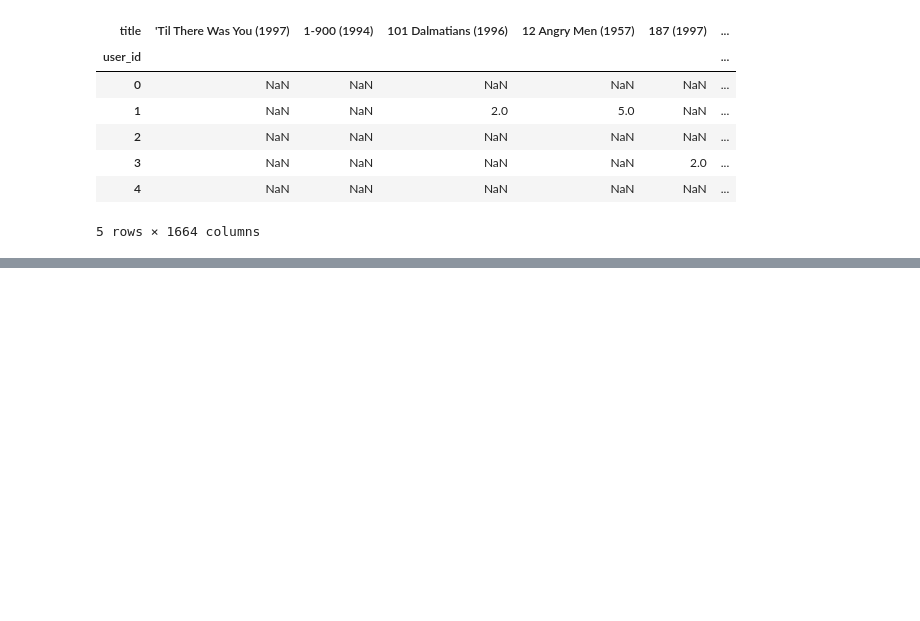
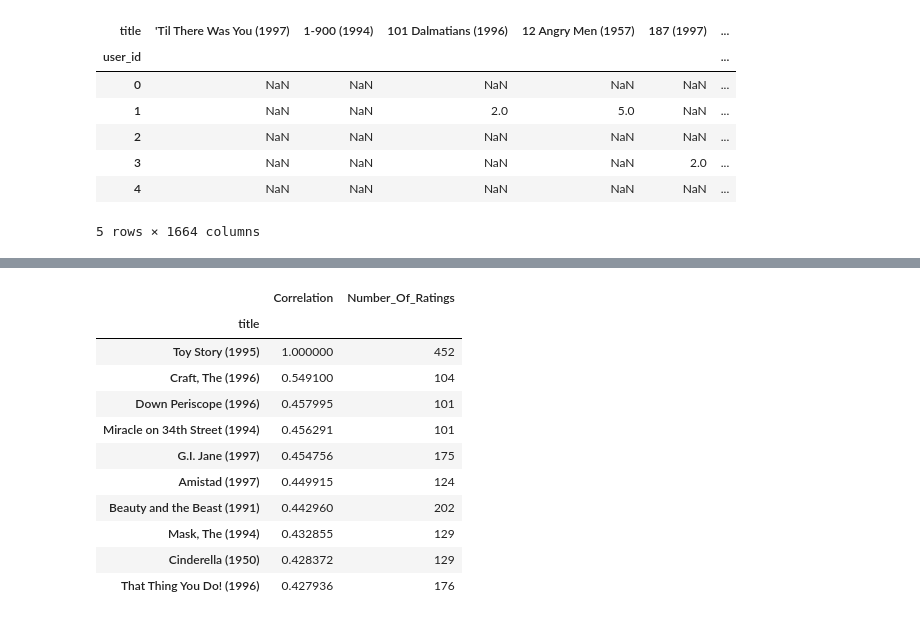
Before and after one commit to VamsiMohanRamineedi/Movie-Recommender-System, a Jupyter notebook: Movies_Recommender_System.ipynb, the cells around one changed output, grey strips where cells are left out. Drawn from its saved outputs; the diff is of its cells as text; code cells hidden in the pictures; blank space fills up the shorter version.

```diff
--- a/Movies_Recommender_System.ipynb
+++ b/Movies_Recommender_System.ipynb
@@ -183,0 +272,15 @@ AttributeError: 'str' object has no attribute '_get_numeric_data'
+# %%
+corr_toystory[corr_toystory['Number_Of_Ratings']>=100].sort_values(by='Correlation',ascending=False).head(10)
+# %% [output]
+|  | Correlation | Number_Of_Ratings |
+| title |  |  |
+| Toy Story (1995) | 1.000000 | 452 |
+| Craft, The (1996) | 0.549100 | 104 |
+| Down Periscope (1996) | 0.457995 | 101 |
+| Miracle on 34th Street (1994) | 0.456291 | 101 |
+| G.I. Jane (1997) | 0.454756 | 175 |
+| Amistad (1997) | 0.449915 | 124 |
+| Beauty and the Beast (1991) | 0.442960 | 202 |
+| Mask, The (1994) | 0.432855 | 129 |
+| Cinderella (1950) | 0.428372 | 129 |
+| That Thing You Do! (1996) | 0.427936 | 176 |
```
Also changed, not shown: parts of 18 cells of this notebook.
